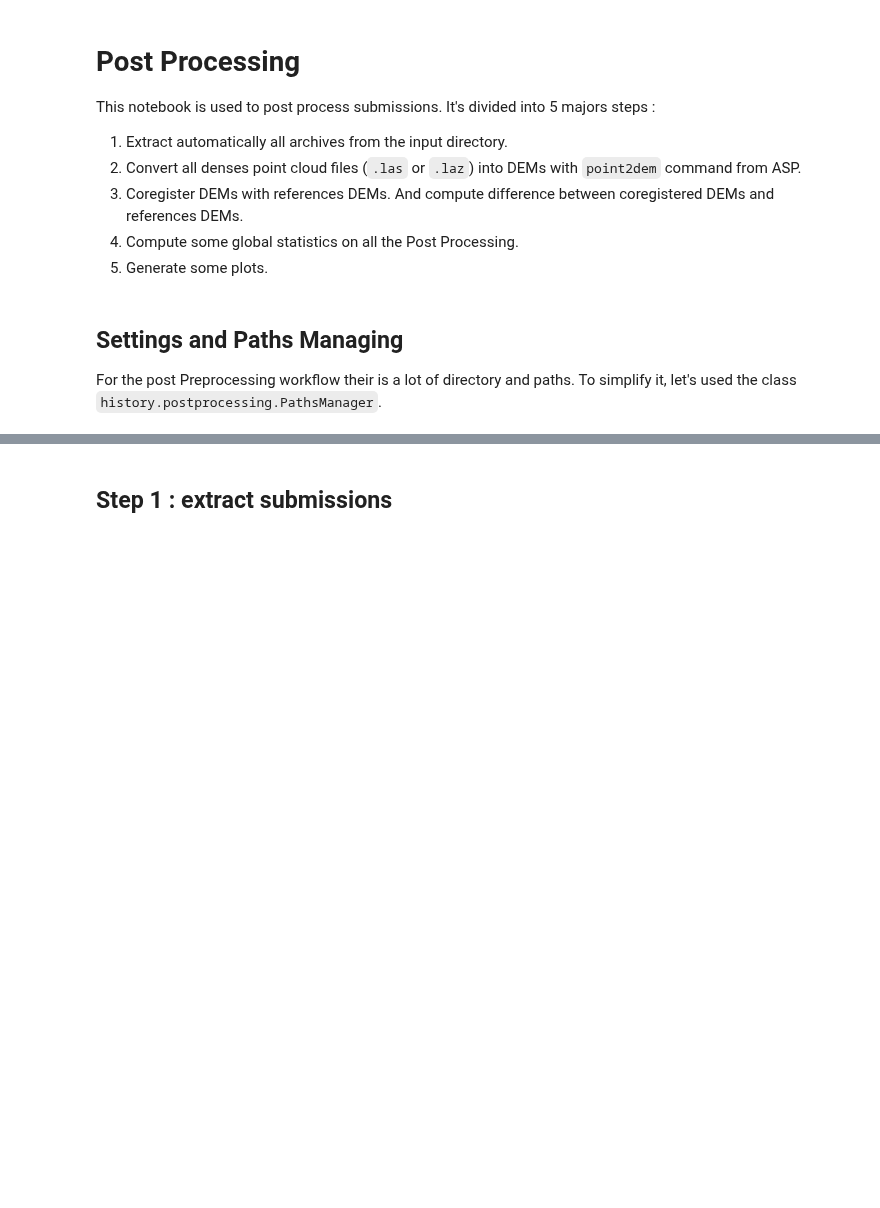
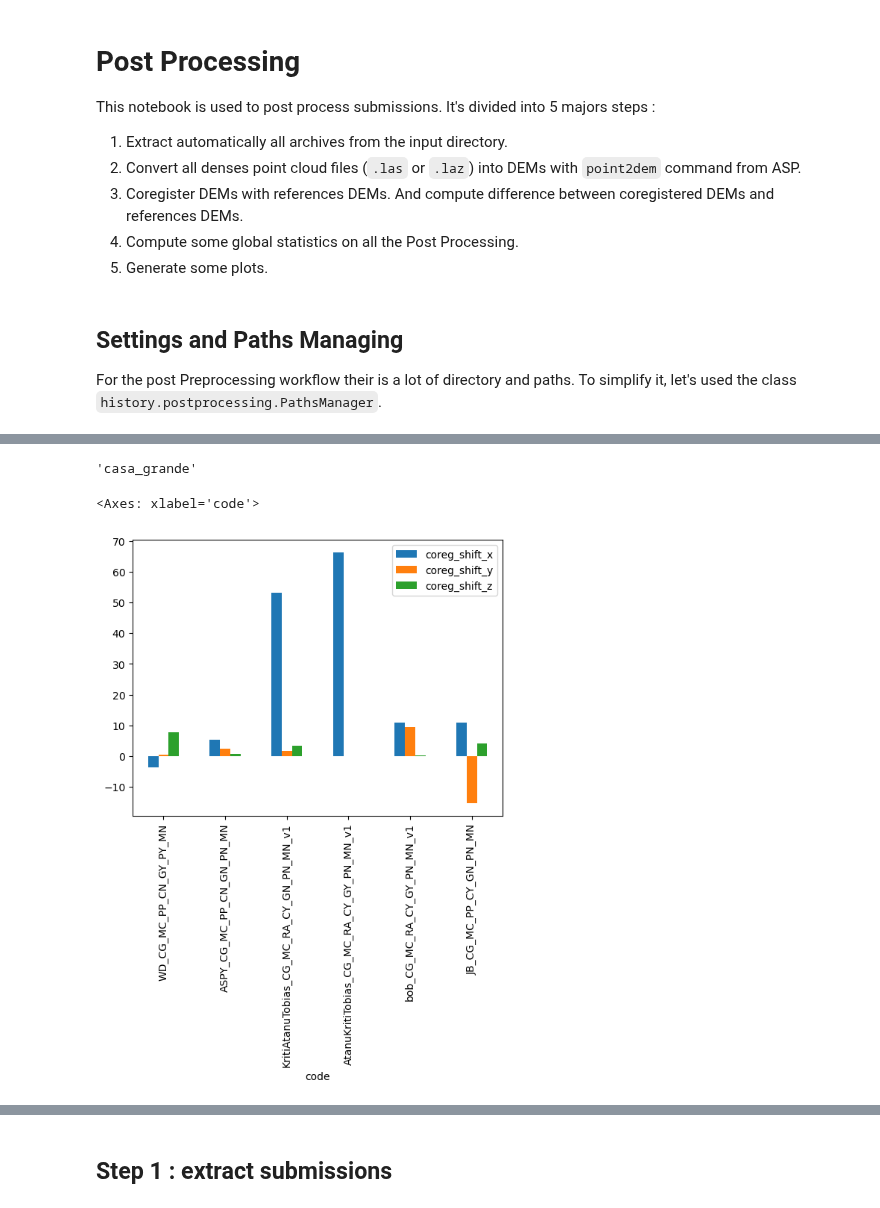
Before and after one commit to shippp/history, a Jupyter notebook: notebooks/postprocessing/post_process_pointclouds.ipynb, the cells around one changed output, grey strips where cells are left out. Cells and saved outputs as stored; diff of their text form; code cells hidden in the pictures; blank space fills up the shorter version.

```diff
--- a/notebooks/postprocessing/post_process_pointclouds.ipynb
+++ b/notebooks/postprocessing/post_process_pointclouds.ipynb
@@ -38,0 +97,12 @@ postproc = history.postprocessing.PostProcessing(paths_manager)
+# %%
+base_dir = "/mnt/summer/USERS/DEHECQA/history/output/new_processing/casa_grande/aerial/"
+Path(base_dir).parent.name
+# %% [output]
+'casa_grande'
+# %%
+colnames = ["coreg_shift_x", "coreg_shift_y", "coreg_shift_z"]
+
+df[colnames].plot(kind="bar")
+# %% [output]
+<Axes: xlabel='code'>
+[figure, added]
```
Also changed, not shown: parts of 24 cells of this notebook, 8 other files.
